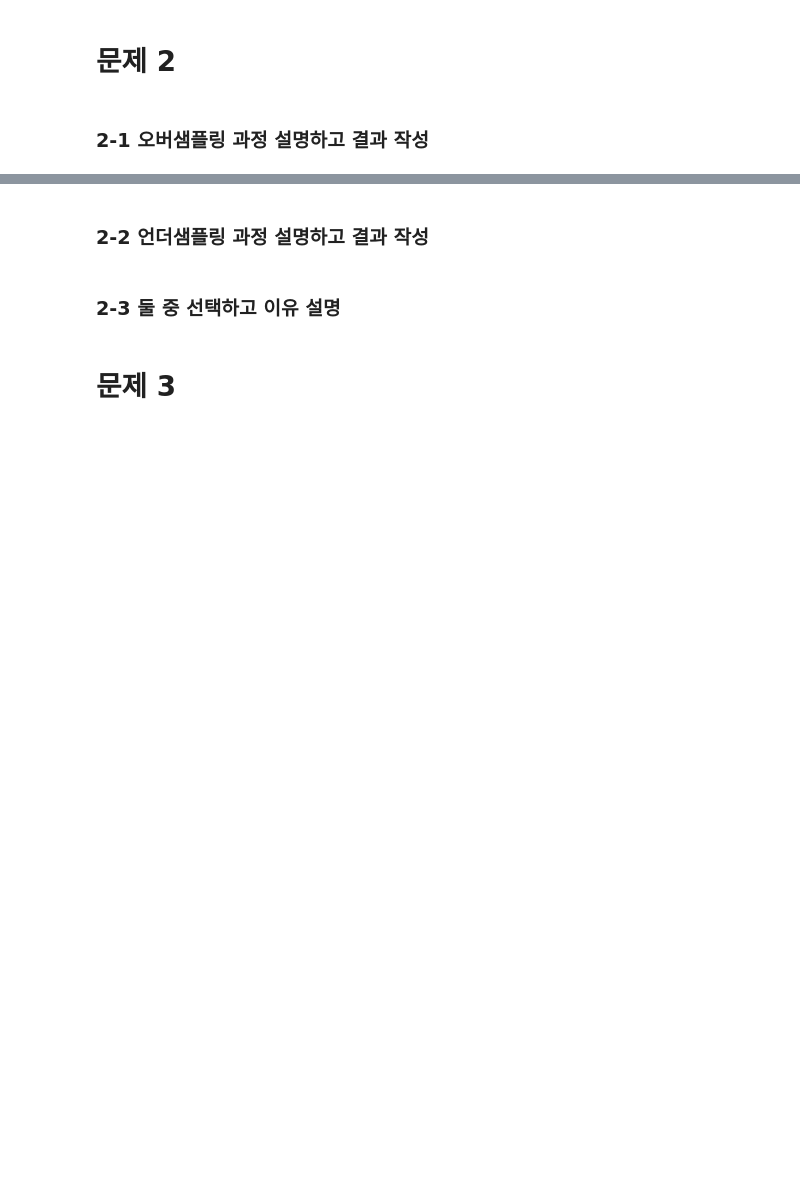
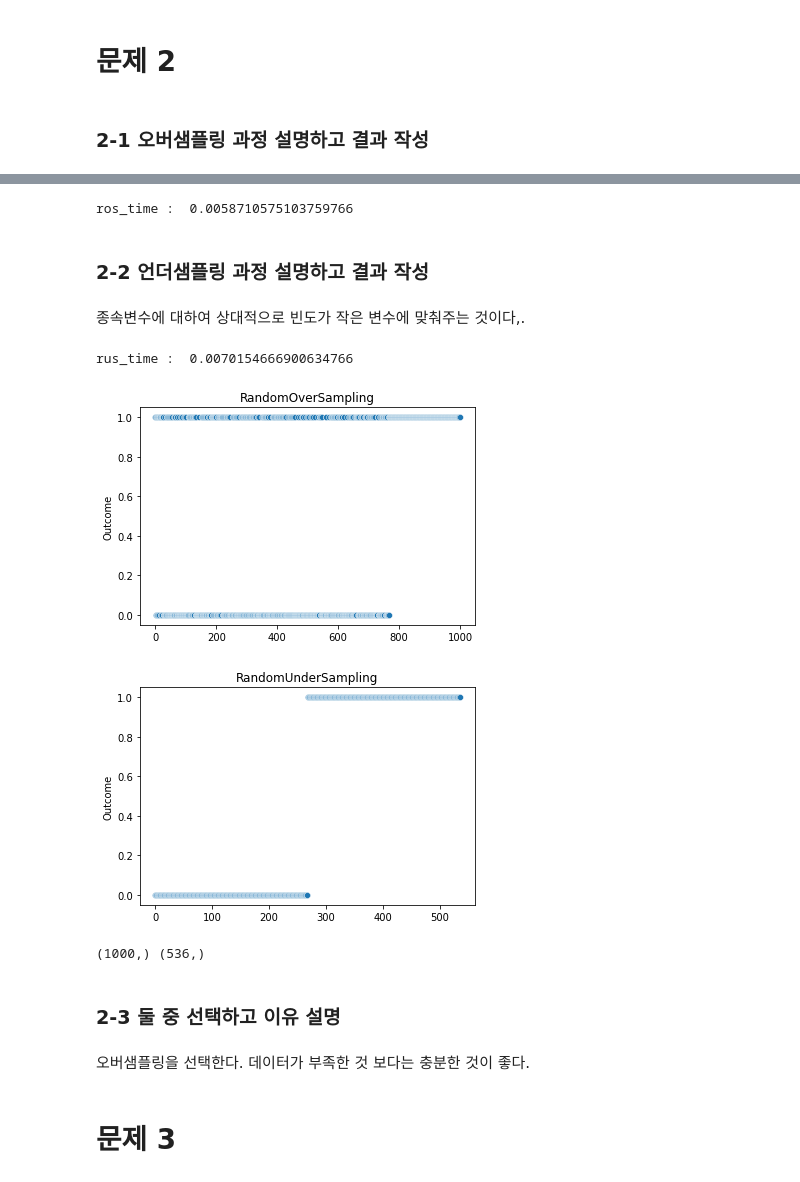
Before and after one commit to DMIS0126/ADP, a Jupyter notebook: Private_Study/Actual Exam/adp-22.ipynb, the cells around one changed output, grey strips where cells are left out. Saved outputs shown, nothing was run; the diff lists cells and outputs as text; code cells hidden in the pictures; blank space fills up the shorter version.

```diff
--- a/Private_Study/Actual Exam/adp-22.ipynb
+++ b/Private_Study/Actual Exam/adp-22.ipynb
@@ -286,7 +271,53 @@ plt.show()
+# %%
+# 종속변수인 Class에 대하여 Random Oversamplig
+from imblearn.over_sampling import RandomOverSampler
+ros = RandomOverSampler(random_state = 731)
+
+y=df.pop('Outcome')
+x=df
+
+import time
+# Random Oversampling
+ros_start_time = time.time() # 시작 시간
+x_ros, y_ros = ros.fit_resample(x, y)
+ros_end_time = time.time() # 종료 시간
+print('ros_time : ', ros_end_time - ros_start_time)
+# %% [output]
+ros_time :  0.0058710575103759766
 # %% [markdown]
 ### 2-2 언더샘플링 과정 설명하고 결과 작성
+# %% [markdown]
+종속변수에 대하여 상대적으로 빈도가 작은 변수에 맞춰주는 것이다,.
+# %%
+from imblearn.under_sampling import RandomUnderSampler
+rus = RandomUnderSampler(random_state = 731)
+
+# Random Oversampling
+rus_start_time = time.time() # 시작 시간
+x_rus, y_rus = rus.fit_resample(x, y)
+rus_end_time = time.time() # 종료 시간
+print('rus_time : ', rus_end_time - rus_start_time)
+# %% [output]
+rus_time :  0.0070154666900634766
+# %%
+sns.scatterplot(data = y_ros)
+plt.title('RandomOverSampling')
+plt.show()
+
+sns.scatterplot(data = y_rus)
+plt.title('RandomUnderSampling')
+plt.show()
+
+print(y_ros.shape, y_rus.shape)
+# %% [output]
+[figure, added]
+[figure, added]
+(1000,) (536,)
 # %% [markdown]
 ### 2-3 둘 중 선택하고 이유 설명
+# %% [markdown]
+오버샘플링을 선택한다.
+데이터가 부족한 것 보다는 충분한 것이 좋다.
 # %% [markdown]
 # 문제 3
 # %% [markdown]
```
Also changed, not shown: parts of 10 cells of this notebook.
